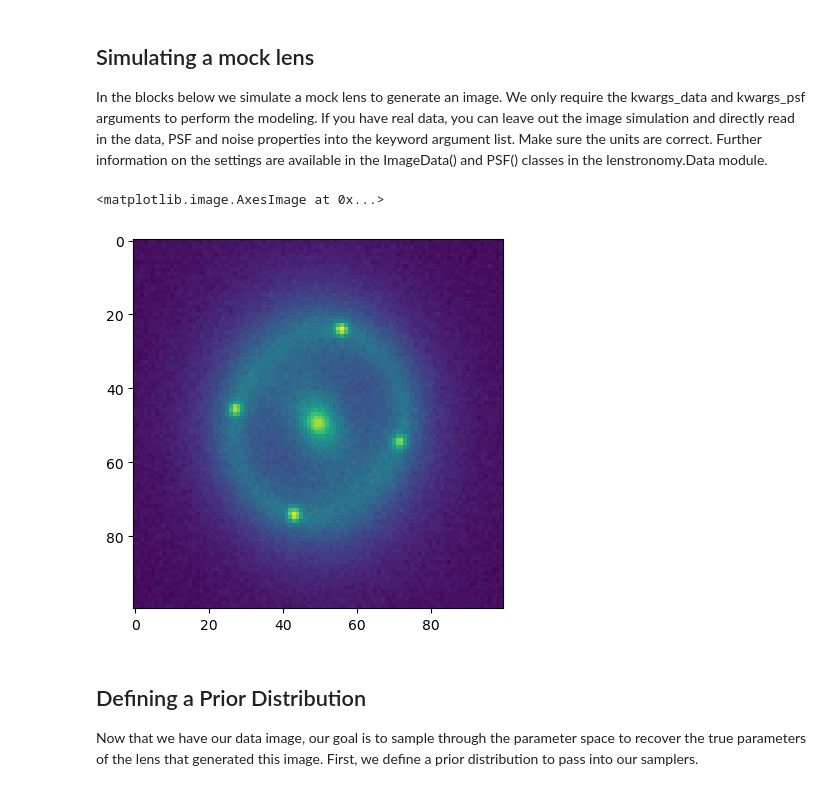
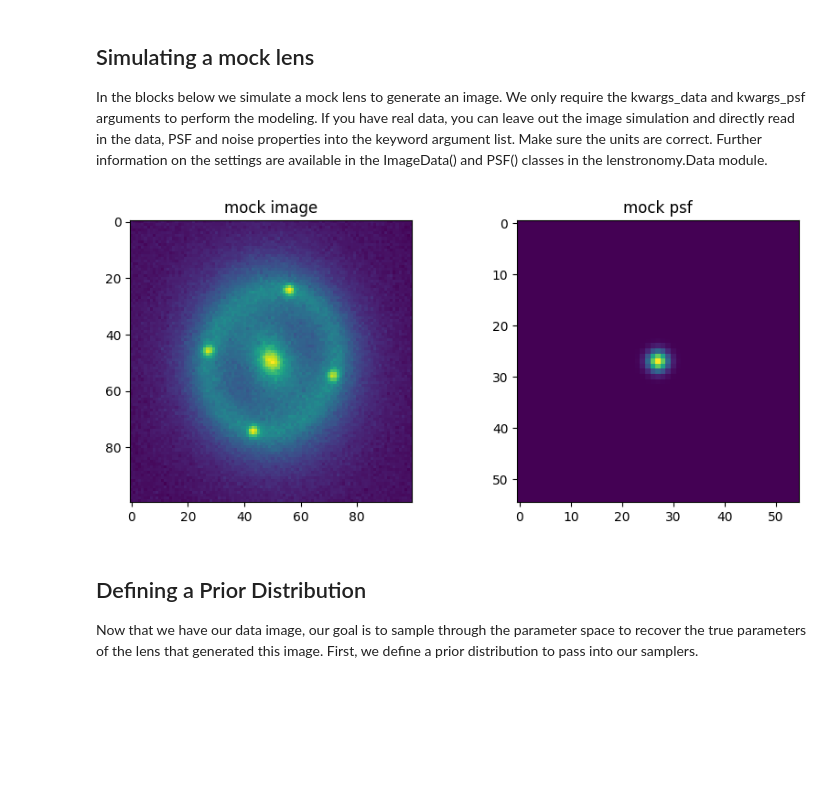
Before and after one commit to lenstronomy/JAXtronomy, a Jupyter notebook: notebooks/modeling_a_simple_Einstein_ring.ipynb, the cells around one changed output. Cells and saved outputs as stored; diff of their text form; code cells hidden in the pictures; blank space fills up the shorter version.

```diff
--- a/notebooks/modeling_a_simple_Einstein_ring.ipynb
+++ b/notebooks/modeling_a_simple_Einstein_ring.ipynb
@@ -133,6 +131,14 @@ kwargs_truth = {
 ## Simulating a mock lens
 In the blocks below we simulate a mock lens to generate an image. We only require the kwargs_data and kwargs_psf arguments to perform the modeling. If you have real data, you can leave out the image simulation and directly read in the data, PSF and noise properties into the keyword argument list. Make sure the units are correct. Further information on the settings are available in the ImageData() and PSF() classes in the lenstronomy.Data module.
 # %%
+# data specifics
+background_rms = 0.05  #  background noise per pixel
+exp_time = 500.0  #  exposure time (arbitrary units, flux per pixel is in units #photons/exp_time unit)
+num_pix = 100  #  cutout pixel size per axis
+pixel_scale = 0.11  #  pixel size in arcsec (area per pixel = pixel_scale**2)
+fwhm = 0.35  # full width at half maximum of PSF
+truncation = 20
+
 # generate the coordinate grid and image properties (we only read out the relevant lines we need)
 _, _, ra_at_xy_0, dec_at_xy_0, _, _, transform_pix2coord, _ = (
     util.make_grid_with_coordtransform(
@@ -154,53 +160,58 @@ kwargs_data = {
     "transform_pix2angle": transform_pix2coord,  # matrix to translate shift in pixel in shift in relative RA/DEC (2x2 matrix). Make sure it's units are arcseconds or the angular units you want to model.
     "image_data": np.zeros(
         (num_pix, num_pix)
-    ),  # 2d data vector, here initialized with zeros as place holders that get's overwritten once a simulated image with noise is created.
+    ),  # 2d data vector, here initialized with zeros as place holders that gets overwritten once a simulated image with noise is created.
 }
 data_class = ImageData(**kwargs_data)
 
 
-# generate the psf variables
-kwargs_psf_gaussian = {"psf_type": "GAUSSIAN", "pixel_size": pixel_scale, "fwhm": fwhm}
+# generate the mock psf
+kwargs_psf_gaussian = {"psf_type": "GAUSSIAN", "pixel_size": pixel_scale, "fwhm": fwhm, "truncation": truncation}
 psf_class = PSF(**kwargs_psf_gaussian)
+psf_kernel = psf_class.kernel_point_source
+kwargs_psf = {"psf_type": "PIXEL", "kernel_point_source": psf_kernel, "psf_variance_map": psf_kernel * 0.01**2}
 
 
 kwargs_numerics = {
-    "supersampling_factor": 1,
+    "supersampling_factor": 3,
     "supersampling_convolution": False,
-    "convolution_type": "fft_static",
 }
 
 
-# create ImageModel class and generate image
+# create ImageModel class and generate mock image
 image_model = ImageModel(
     data_class,
     psf_class,
     lens_model_class=lens_model_class,
     source_model_class=source_model_class,
     lens_light_model_class=lens_light_model_class,
     point_source_class=point_source_class,
     kwargs_numerics=kwargs_numerics,
 )
 mock_data = image_model.image(
     kwargs_lens,
     kwargs_source,
     kwargs_lens_light=kwargs_lens_light,
     kwargs_ps=kwargs_ps,
 )
 
 # Can add noise if desired
 poisson = image_util.add_poisson(mock_data, exp_time=exp_time)
 bkg = image_util.add_background(mock_data, sigma_bkd=background_rms)
 mock_data += poisson + bkg
 
 kwargs_data["image_data"] = mock_data
 
 data_class.update_data(mock_data)
 
-plt.imshow(mock_data)
+fig, ax = plt.subplots(nrows=1, ncols=2, figsize=(10, 4))
+ax[0].imshow(mock_data)
+ax[0].set_title("mock image")
+ax[1].imshow(psf_kernel)
+ax[1].set_title("mock psf")
+plt.show()
 # %% [output]
-<matplotlib.image.AxesImage at 0x...>
-[figure, old version]
+[figure, new version]
 # %% [markdown]
 ## Defining a Prior Distribution
 Now that we have our data image, our goal is to sample through the parameter space to recover the true parameters of the lens that generated this image. First, we define a prior distribution to pass into our samplers.
```
Also changed, not shown: parts of 14 cells of this notebook.
